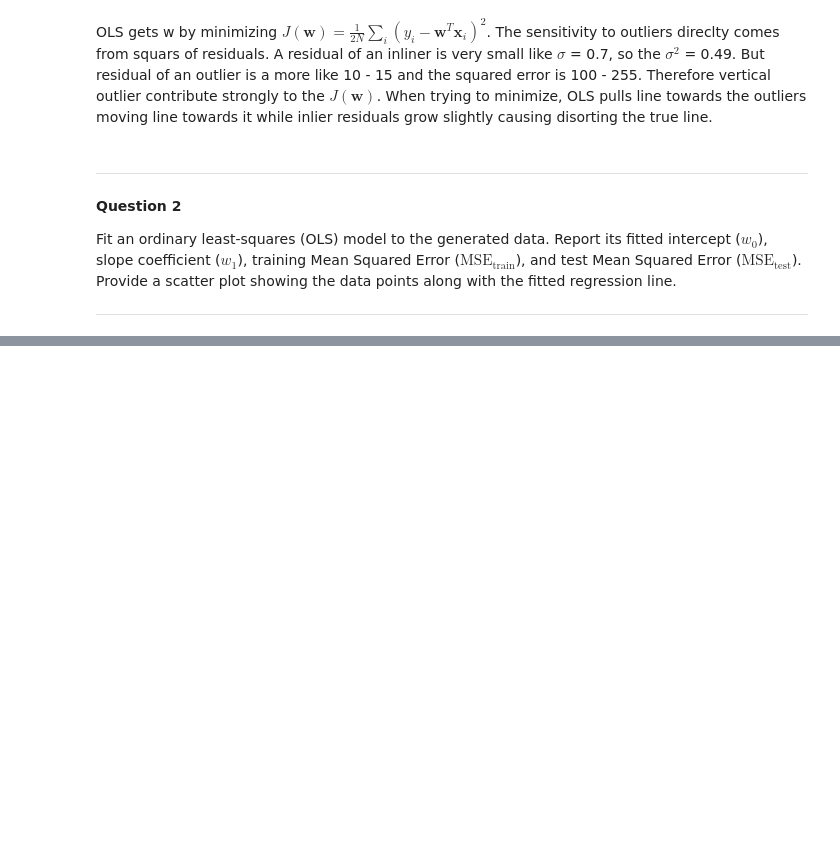
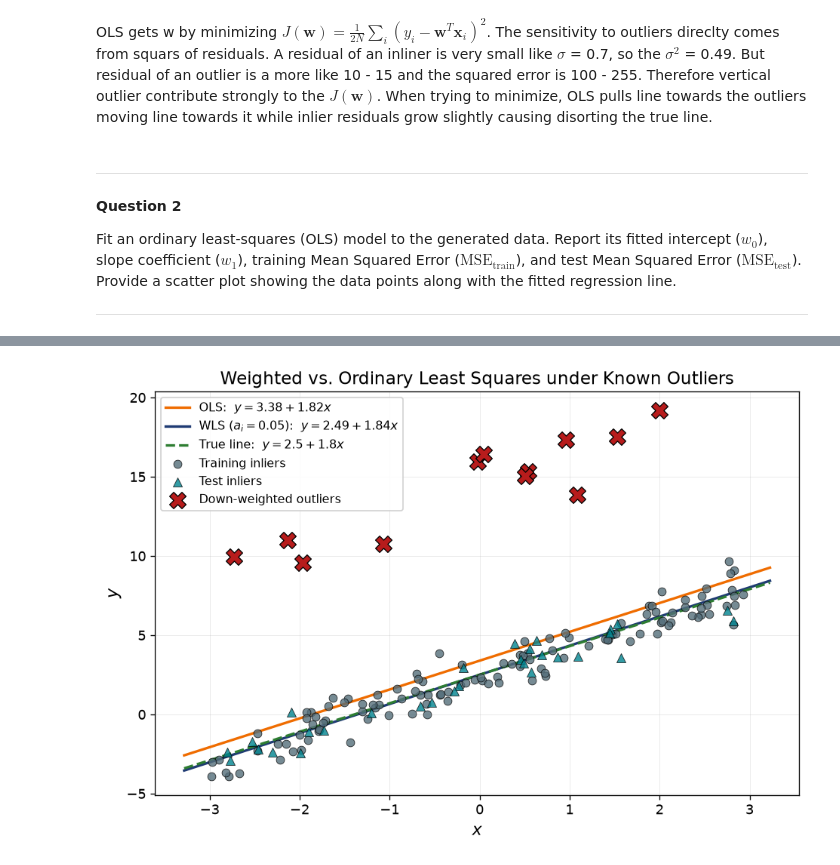
Before and after one commit to DDRMin/EN3150_Assignment_02, a Jupyter notebook: q1.ipynb, the cells around one changed output, grey strips where cells are left out. Saved outputs shown, nothing was run; the diff lists cells and outputs as text; code cells hidden in the pictures; blank space fills up the shorter version.

```diff
--- a/q1.ipynb
+++ b/q1.ipynb
@@ -108,0 +334,39 @@ MSE test       = 13.2251
+# %%
+# ---------------------------------------------------------------
+# WLS vs OLS fitted lines
+# ---------------------------------------------------------------
+Xf   = np.asarray(X).ravel()
+X_tr = np.asarray(X_train).ravel()
+X_te = np.asarray(X_test).ravel()
+
+x_line = np.linspace(Xf.min() - 0.3, Xf.max() + 0.3, 200)
+
+fig, ax = plt.subplots(figsize=(8, 5.5))
+
+ax.plot(x_line, w_ols[0] + w_ols[1] * x_line, color='#ef6c00', linewidth=2,
+        label=rf'OLS:  $y = {w_ols[0]:.2f} + {w_ols[1]:.2f}x$')
+ax.plot(x_line, w_wls[0] + w_wls[1] * x_line, color='#1f3b73', linewidth=2,
+        label=rf'WLS ($a_i = 0.05$):  $y = {w_wls[0]:.2f} + {w_wls[1]:.2f}x$')
+ax.plot(x_line, 2.5 + 1.8 * x_line, color='#2e7d32', linewidth=2, linestyle='--',
+        label=r'True line:  $y = 2.5 + 1.8x$')
+
+ax.scatter(X_tr[~out_train], y_train[~out_train], s=42, color='#546e7a',
+           zorder=3, edgecolor='black', linewidth=0.5, alpha=0.8,
+           label='Training inliers')
+ax.scatter(X_te[~out_test], y_test[~out_test], s=52, marker='^',
+           color='#00838f', zorder=3, edgecolor='black', linewidth=0.5,
+           alpha=0.8, label='Test inliers')
+ax.scatter(Xf[is_out], y[is_out], s=170, marker='X', color='#b71c1c',
+           zorder=4, edgecolor='black', linewidth=0.8,
+           label=r'Down-weighted outliers')
+
+ax.set_xlabel('$x$')
+ax.set_ylabel('$y$')
+ax.set_title('Weighted vs. Ordinary Least Squares under Known Outliers')
+ax.legend(framealpha=0.9, loc='upper left', fontsize=9.5)
+
+plt.tight_layout()
+save_fig('q3_wls_vs_ols')
+plt.show()
+# %% [output]
+[figure, added]
```
Also changed, not shown: parts of 6 cells of this notebook, 2 other files.
